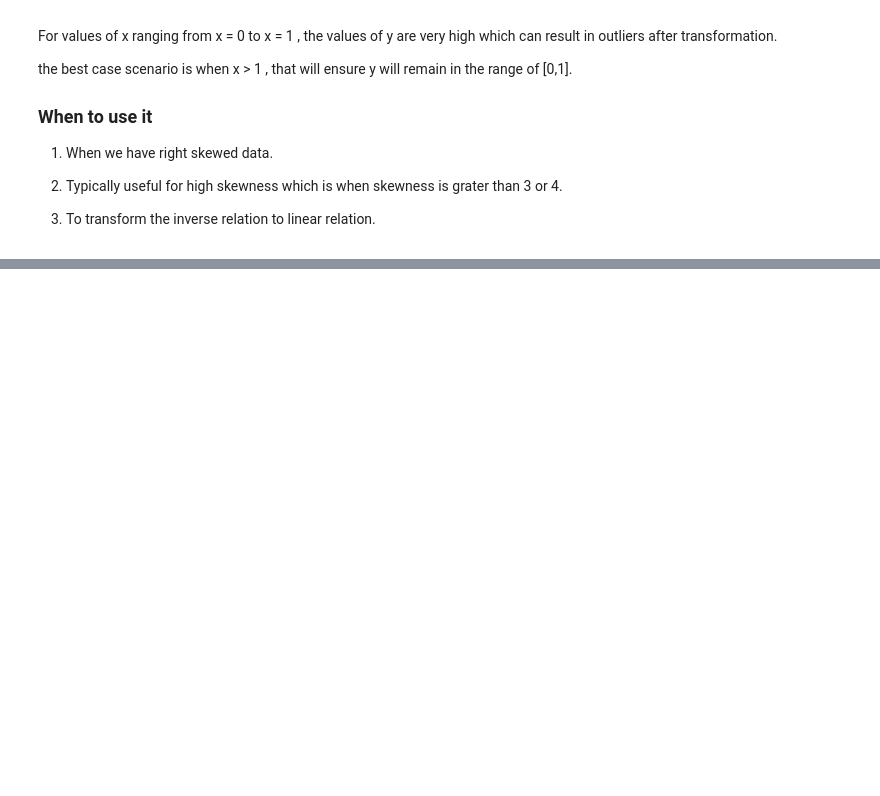
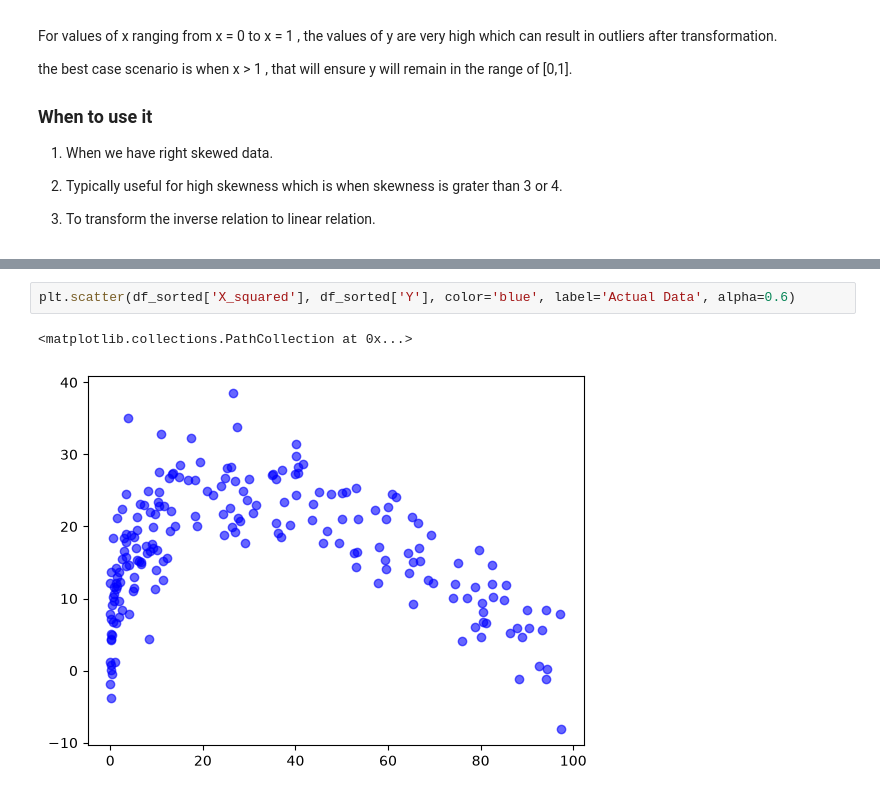
Before and after one commit to AvanindraBose/ML-Zodiac, a Jupyter notebook: Feature_Engineering/Feature_Transformation/other_Function_Transformer.ipynb, the cells around one changed output, grey strips where cells are left out. Cells and saved outputs as stored; diff of their text form; blank space fills up the shorter version.

```diff
--- a/Feature_Engineering/Feature_Transformation/other_Function_Transformer.ipynb
+++ b/Feature_Engineering/Feature_Transformation/other_Function_Transformer.ipynb
@@ -60,0 +113,5 @@ the best case scenario is when x > 1 , that will ensure y will remain in the ran
+# %%
+plt.scatter(df_sorted['X_squared'], df_sorted['Y'], color='blue', label='Actual Data', alpha=0.6)
+# %% [output]
+<matplotlib.collections.PathCollection at 0x...>
+[figure, added]
```
Also changed, not shown: parts of 35 cells of this notebook.
